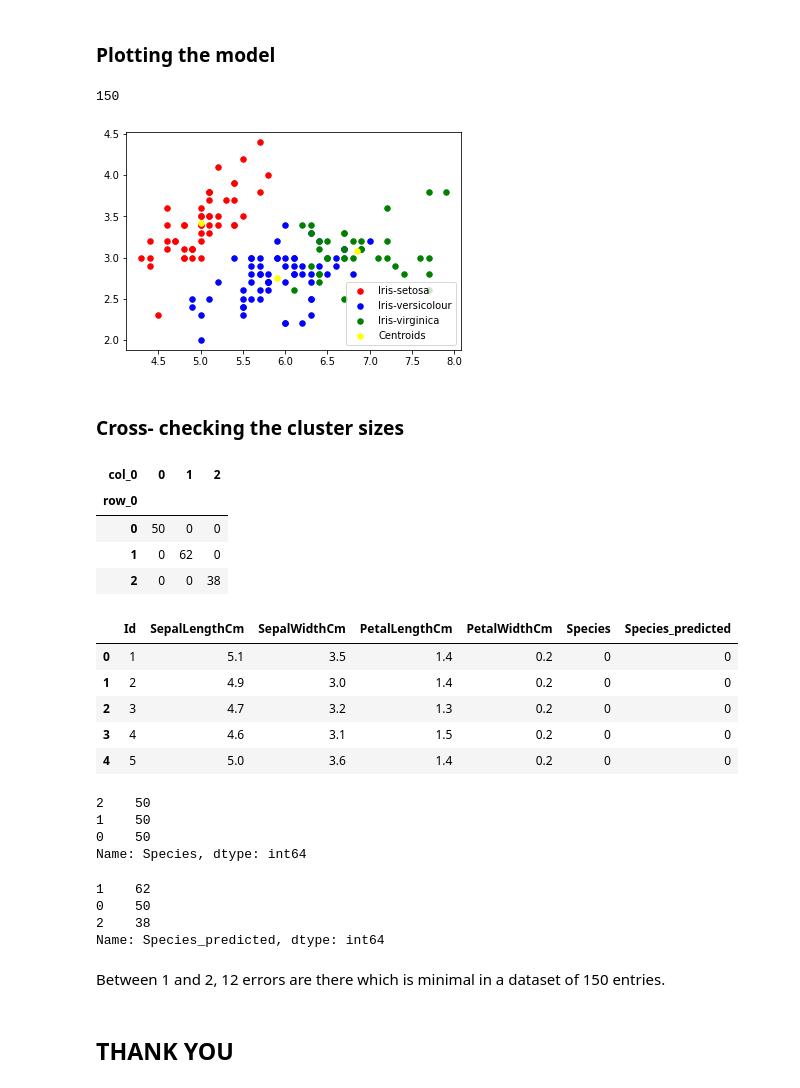
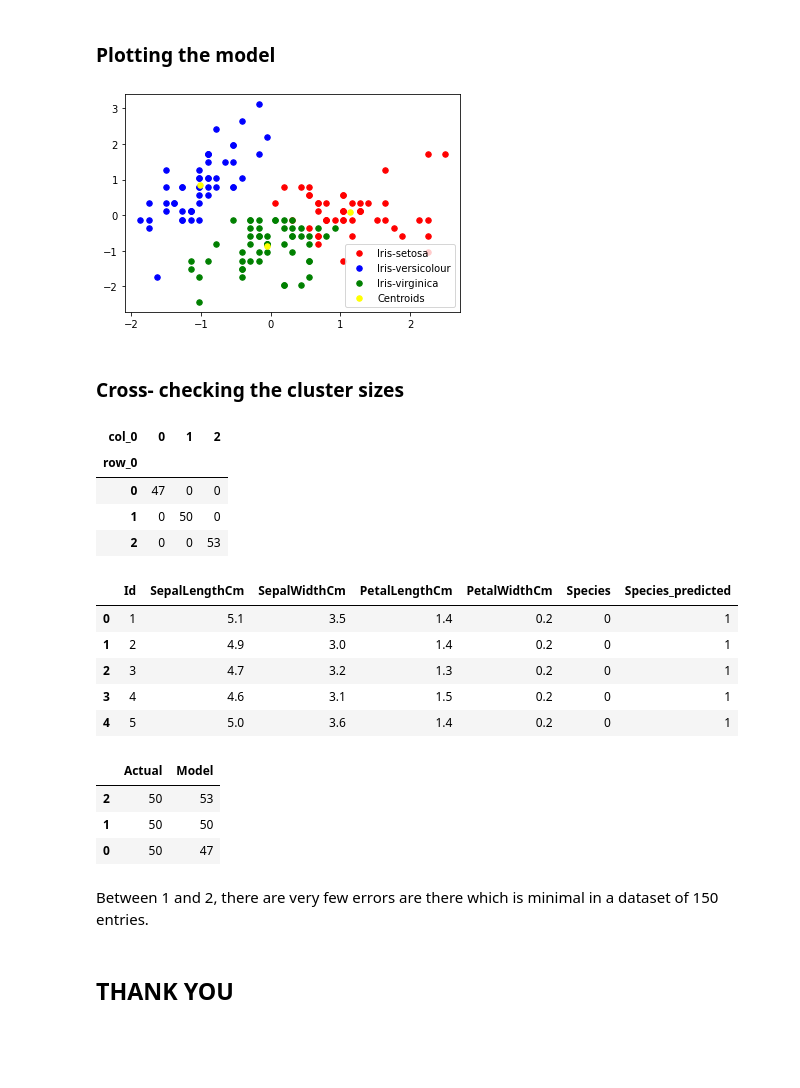
Before and after one commit to sanjanabasu96/TheSparksTasks, a Jupyter notebook: Task3- Unsupervised learning- clustering using KMeans.ipynb, the cells around one changed output. Drawn from its saved outputs; the diff is of its cells as text; code cells hidden in the pictures; blank space fills up the shorter version.

```diff
--- a/Task3- Unsupervised learning- clustering using KMeans.ipynb
+++ b/Task3- Unsupervised learning- clustering using KMeans.ipynb
@@ -71,6 +71,10 @@ df2.head()
 | 2 | 4.7 | 3.2 | 1.3 | 0.2 |
 | 3 | 4.6 | 3.1 | 1.5 | 0.2 |
 | 4 | 5.0 | 3.6 | 1.4 | 0.2 |
+# %%
+x1=df2.values
+from sklearn import preprocessing
+X = preprocessing.scale(x1)
 # %% [markdown]
 ### Using the elbow method to find out the number of clusters
 # %%
@@ -78,7 +82,7 @@ from sklearn.cluster import KMeans
 Sum_of_squared_distances=[]
 for k in range(1,15):
         km = KMeans(n_clusters=k, init = 'k-means++',max_iter = 300, n_init = 10, random_state = 0)
-        km.fit(df2)
+        km.fit(X)
         Sum_of_squared_distances.append(km.inertia_)
 
 plt.plot(range(1,15), Sum_of_squared_distances, 'bx-')
@@ -91,5 +95,2 @@ plt.show()
 # %% [markdown]
 We see the elbow at 3 hence n_clusters or number of clusters is 3
-# %%
-X=df1.drop('Species',axis=1)
-y=df1['Species']
@@ -110,22 +111,18 @@ x1=X.iloc[:, [0,1,2,3]].values
-# %%
-len(x1)
-# %% [output]
-150
 # %%
-plt.scatter(x1[kmeans_pred == 0, 0], x1[kmeans_pred == 0, 1],
+plt.scatter(X[kmeans_pred == 0, 0], X[kmeans_pred == 0, 1],
             s = 30, c = 'red', label = 'Iris-setosa')
-plt.scatter(x1[kmeans_pred == 1, 0], x1[kmeans_pred == 1, 1],
+plt.scatter(X[kmeans_pred == 1, 0], X[kmeans_pred == 1, 1],
             s = 30, c = 'blue', label = 'Iris-versicolour')
-plt.scatter(x1[kmeans_pred == 2, 0], x1[kmeans_pred == 2, 1],
+plt.scatter(X[kmeans_pred == 2, 0], X[kmeans_pred == 2, 1],
             s = 30, c = 'green', label = 'Iris-virginica')
 
 plt.scatter(kmeans.cluster_centers_[:, 0], kmeans.cluster_centers_[:,1],
             s = 30, c = 'yellow', label = 'Centroids')
 
 plt.legend()
 plt.show()
 # %% [output]
-[figure, old version]
+[figure, new version]
 # %% [markdown]
 ### Cross- checking the cluster sizes
 # %%
@@ -133,9 +130,9 @@ pd.crosstab(kmeans_pred, columns=kmeans_pred)
 # %% [output]
 | col_0 | 0 | 1 | 2 |
 | row_0 |  |  |  |
-| 0 | 50 | 0 | 0 |
-| 1 | 0 | 62 | 0 |
-| 2 | 0 | 0 | 38 |
+| 0 | 47 | 0 | 0 |
+| 1 | 0 | 50 | 0 |
+| 2 | 0 | 0 | 53 |
 # %%
 df['Species'].replace({'Iris-setosa':0,'Iris-versicolor':1,'Iris-virginica':2},inplace= True)
 # %%
@@ -144,26 +141,22 @@ df['Species_predicted']=kmeans_pred
 df.head()
 # %% [output]
 |  | Id | SepalLengthCm | SepalWidthCm | PetalLengthCm | PetalWidthCm | Species | Species_predicted |
-| 0 | 1 | 5.1 | 3.5 | 1.4 | 0.2 | 0 | 0 |
-| 1 | 2 | 4.9 | 3.0 | 1.4 | 0.2 | 0 | 0 |
-| 2 | 3 | 4.7 | 3.2 | 1.3 | 0.2 | 0 | 0 |
-| 3 | 4 | 4.6 | 3.1 | 1.5 | 0.2 | 0 | 0 |
-| 4 | 5 | 5.0 | 3.6 | 1.4 | 0.2 | 0 | 0 |
+| 0 | 1 | 5.1 | 3.5 | 1.4 | 0.2 | 0 | 1 |
+| 1 | 2 | 4.9 | 3.0 | 1.4 | 0.2 | 0 | 1 |
+| 2 | 3 | 4.7 | 3.2 | 1.3 | 0.2 | 0 | 1 |
+| 3 | 4 | 4.6 | 3.1 | 1.5 | 0.2 | 0 | 1 |
+| 4 | 5 | 5.0 | 3.6 | 1.4 | 0.2 | 0 | 1 |
-# %%
-df['Species'].value_counts()
-# %% [output]
-2    50
-1    50
-0    50
-Name: Species, dtype: int64
-# %%
-df['Species_predicted'].value_counts()
-# %% [output]
-1    62
-0    50
-2    38
-Name: Species_predicted, dtype: int64
+# %%
+a=df['Species'].value_counts().values
+b=df['Species_predicted'].value_counts()
+check=pd.DataFrame({'Actual':a,'Model':b},columns=['Actual','Model'])
+check
+# %% [output]
+|  | Actual | Model |
+| 2 | 50 | 53 |
+| 1 | 50 | 50 |
+| 0 | 50 | 47 |
 # %% [markdown]
-Between 1 and 2, 12 errors are there which is minimal in a dataset of 150 entries.
+Between 1 and 2, there are very few errors are there which is minimal in a dataset of 150 entries.
 # %% [markdown]
 ## THANK YOU
```
Also changed, not shown: parts of 4 cells of this notebook.
